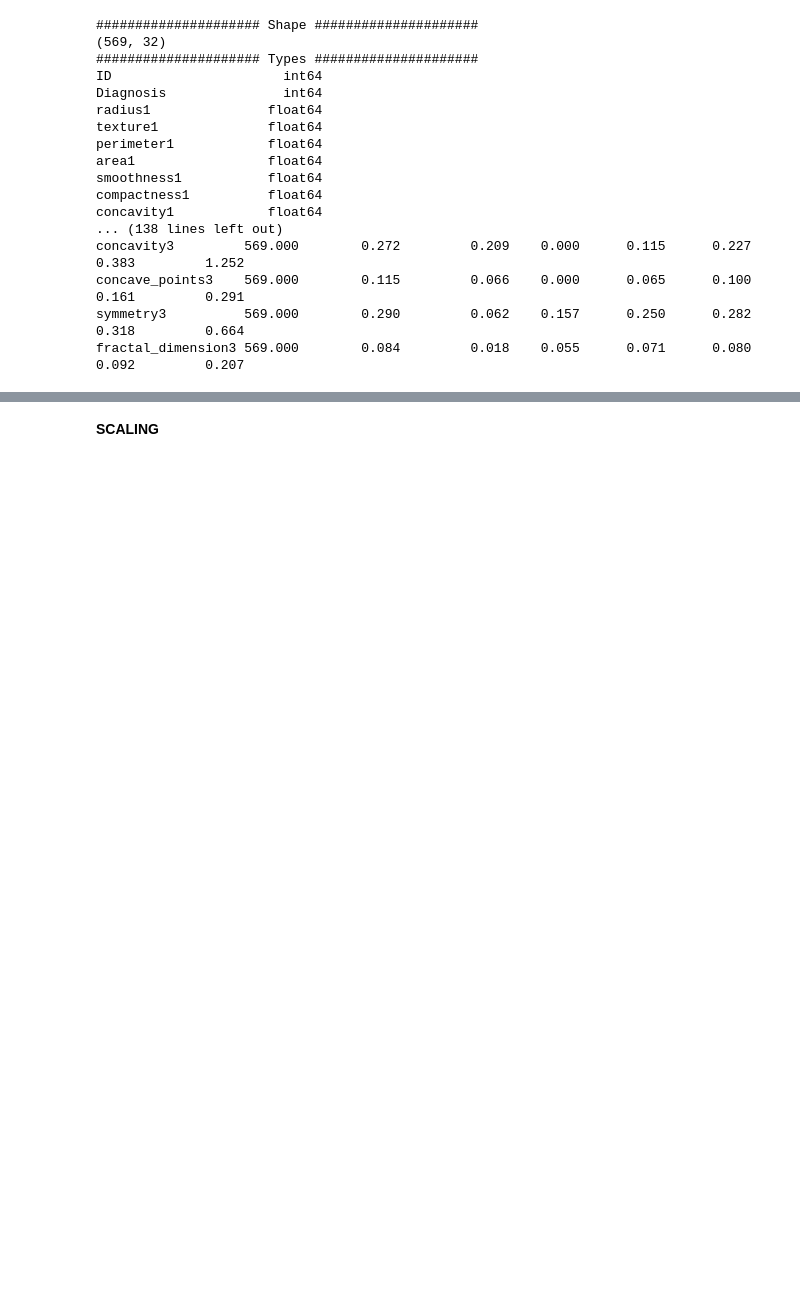
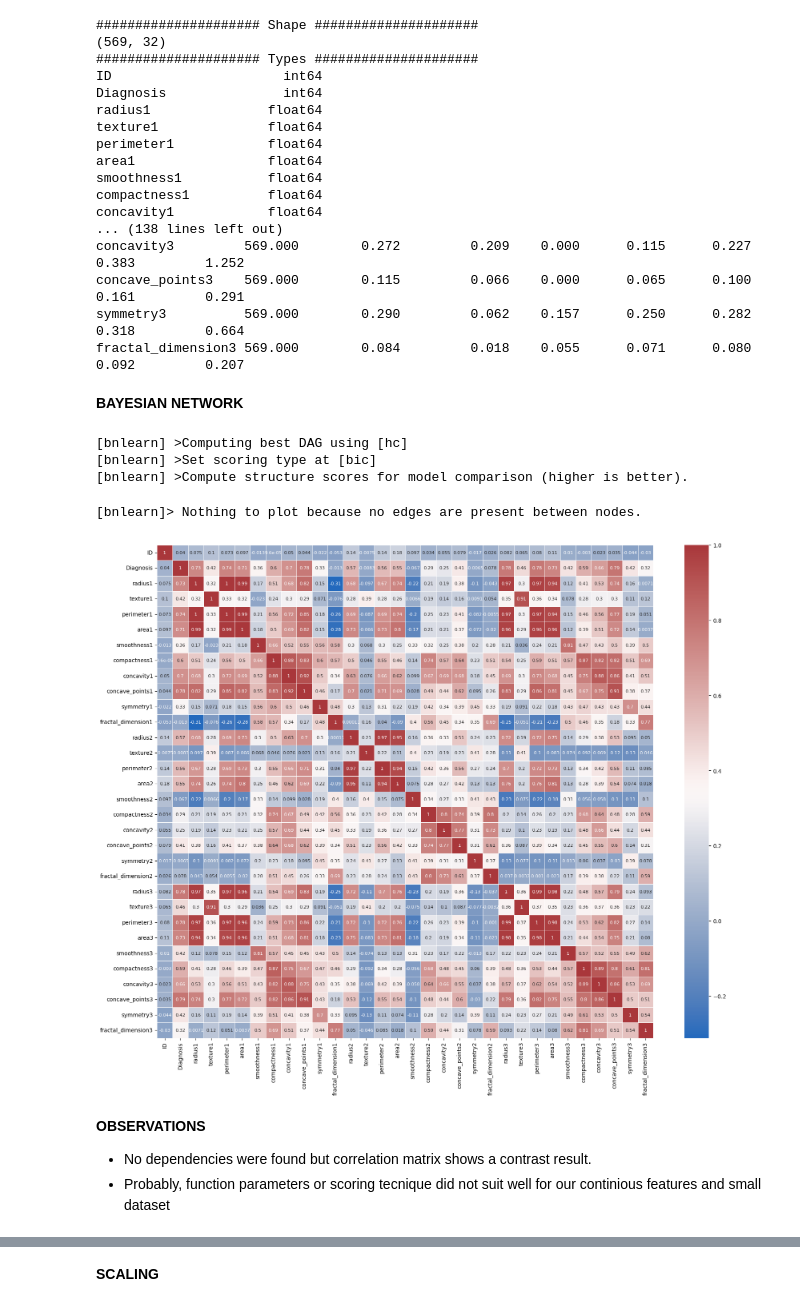
Before and after one commit to Ghostdevc/Classifier-Clustering-Benchmarks, a Jupyter notebook: classifier_clustering_compare.ipynb, the cells around one changed output, grey strips where cells are left out. Drawn from its saved outputs; the diff is of its cells as text; code cells hidden in the pictures; blank space fills up the shorter version.

```diff
--- a/classifier_clustering_compare.ipynb
+++ b/classifier_clustering_compare.ipynb
@@ -61,3 +63,5 @@ concavity3         569.000        0.272         0.209    0.000      0.115      0
 concave_points3    569.000        0.115         0.066    0.000      0.065      0.100       0.161         0.291
 symmetry3          569.000        0.290         0.062    0.157      0.250      0.282       0.318         0.664
 fractal_dimension3 569.000        0.084         0.018    0.055      0.071      0.080       0.092         0.207
+# %% [markdown]
+**BAYESIAN NETWORK**
@@ -63,0 +71,37 @@ fractal_dimension3 569.000        0.084         0.018    0.055      0.071      0
+# %%
+dependencies_structure = bn.structure_learning.fit(df=df, methodtype='hc', scoretype='bic')
+# %% [output]
+[bnlearn] >Computing best DAG using [hc]
+[bnlearn] >Set scoring type at [bic]
+[bnlearn] >Compute structure scores for model comparison (higher is better).
+# %%
+bn.plot(dependencies_structure)
+# %% [output]
+[bnlearn]> Nothing to plot because no edges are present between nodes.
+# %%
+def correlation_matrix(df, cols):
+    """
+    Visualizes the correlation matrix for specified columns.
+
+    Args:
+        df (pd.DataFrame): DataFrame to analyze.
+        cols (list): List of columns to include in the correlation matrix.
+
+    Returns:
+        None: Displays a heatmap.
+    """
+    fig = plt.gcf()
+    fig.set_size_inches(20, 16)
+    plt.xticks(fontsize=10)
+    plt.yticks(fontsize=10)
+    fig = sns.heatmap(df[cols].corr(), annot=True, linewidths=0.5,
+                      annot_kws={'size': 8}, linecolor='w', cmap='vlag')
+    plt.show(block=True)
+# %%
+correlation_matrix(df=df, cols=df.columns)
+# %% [output]
+[figure, added]
+# %% [markdown]
+**OBSERVATIONS**
+- No dependencies were found but correlation matrix shows a contrast result.
+- Probably, function parameters or scoring tecnique did not suit well for our continious features and small dataset
```
Also changed, not shown: parts of 50 cells of this notebook, 1 other file.
